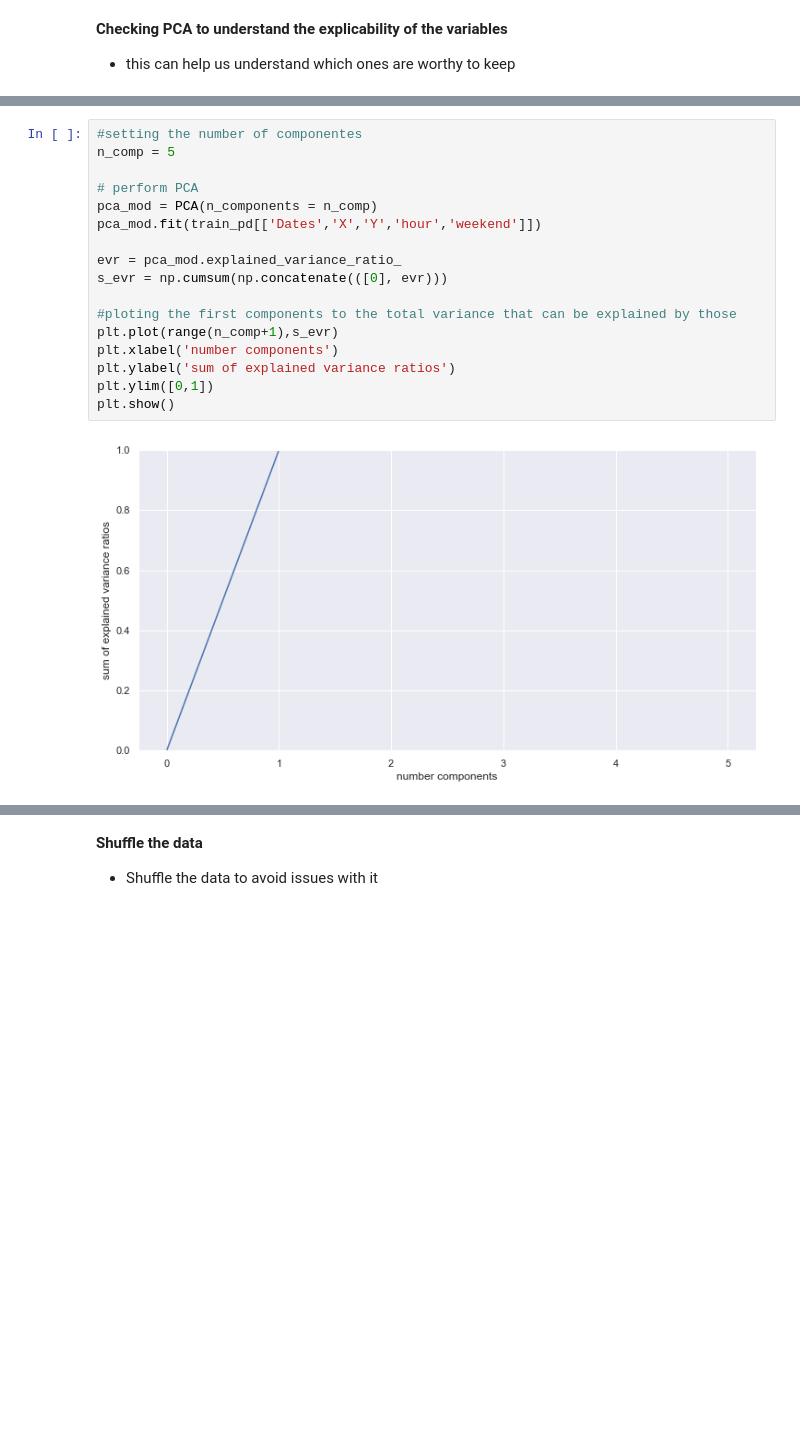
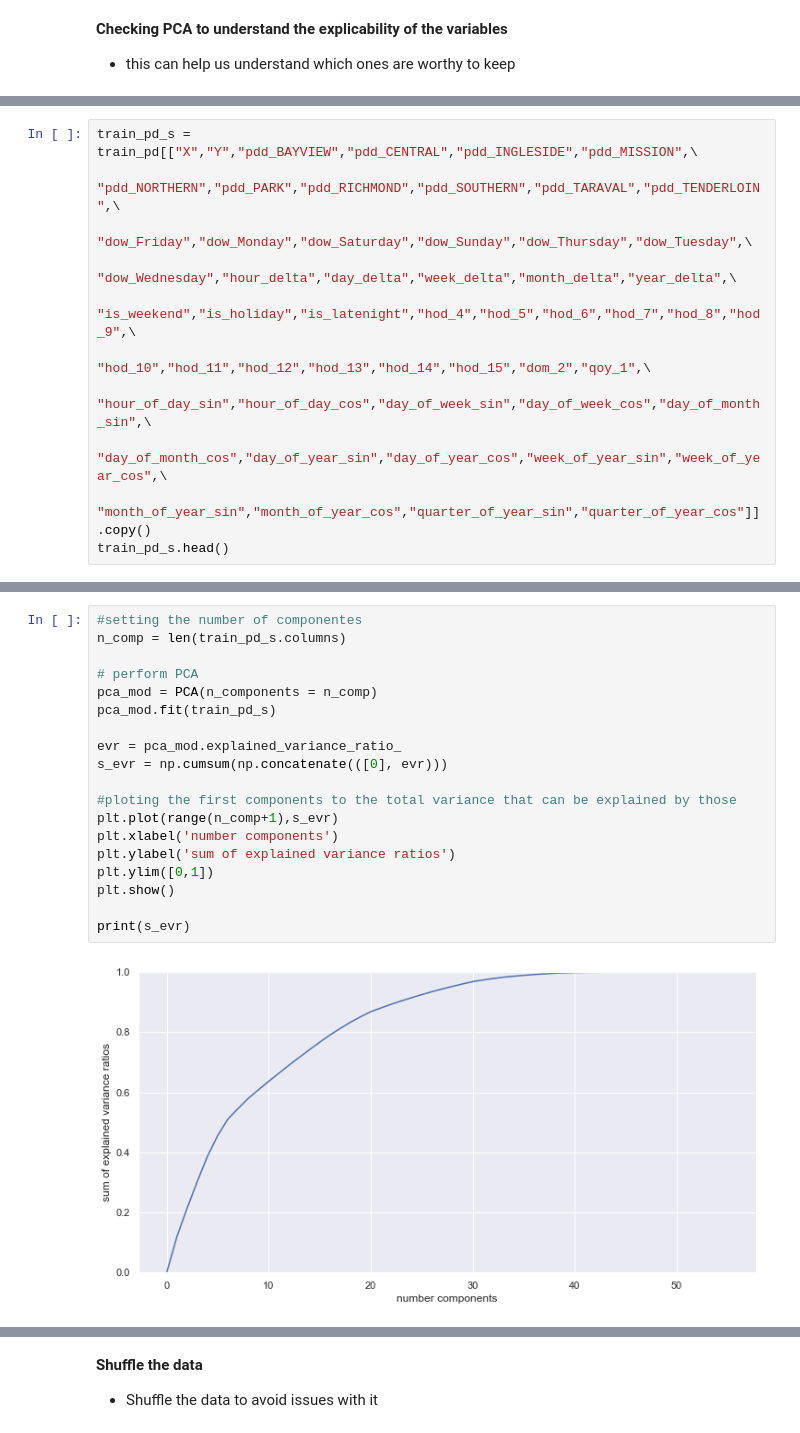
Before and after one commit to ucbiyyq/ucbiyyq-w207re-final-proj, a Jupyter notebook: notebooks/1.0-ASL-submission03.ipynb, the cells around one changed output, grey strips where cells are left out. Saved outputs shown, nothing was run; the diff lists cells and outputs as text; blank space fills up the shorter version.

```diff
--- a/notebooks/1.0-ASL-submission03.ipynb
+++ b/notebooks/1.0-ASL-submission03.ipynb
@@ -278,0 +294,11 @@ ax = sns.barplot(x = "weekend", y = "counts", data=dat).\
+# %%
+train_pd_s = train_pd[["X","Y","pdd_BAYVIEW","pdd_CENTRAL","pdd_INGLESIDE","pdd_MISSION",\
+                     "pdd_NORTHERN","pdd_PARK","pdd_RICHMOND","pdd_SOUTHERN","pdd_TARAVAL","pdd_TENDERLOIN",\
+                     "dow_Friday","dow_Monday","dow_Saturday","dow_Sunday","dow_Thursday","dow_Tuesday",\
+                     "dow_Wednesday","hour_delta","day_delta","week_delta","month_delta","year_delta",\
+                     "is_weekend","is_holiday","is_latenight","hod_4","hod_5","hod_6","hod_7","hod_8","hod_9",\
+                     "hod_10","hod_11","hod_12","hod_13","hod_14","hod_15","dom_2","qoy_1",\
+                     "hour_of_day_sin","hour_of_day_cos","day_of_week_sin","day_of_week_cos","day_of_month_sin",\
+                     "day_of_month_cos","day_of_year_sin","day_of_year_cos","week_of_year_sin","week_of_year_cos",\
+                     "month_of_year_sin","month_of_year_cos","quarter_of_year_sin","quarter_of_year_cos"]].copy()
+train_pd_s.head()
@@ -279,19 +313,21 @@ ax = sns.barplot(x = "weekend", y = "counts", data=dat).\
 # %%
 #setting the number of componentes
-n_comp = 5
+n_comp = len(train_pd_s.columns)
 
 # perform PCA
 pca_mod = PCA(n_components = n_comp)
-pca_mod.fit(train_pd[['Dates','X','Y','hour','weekend']])
+pca_mod.fit(train_pd_s)
 
 evr = pca_mod.explained_variance_ratio_
 s_evr = np.cumsum(np.concatenate(([0], evr)))
 
 #ploting the first components to the total variance that can be explained by those
 plt.plot(range(n_comp+1),s_evr)
 plt.xlabel('number components')
 plt.ylabel('sum of explained variance ratios')
 plt.ylim([0,1])
 plt.show()
+
+print(s_evr)
 # %% [output]
-[figure, old version]
+[figure, new version]
```
Also changed, not shown: parts of 32 cells of this notebook.
